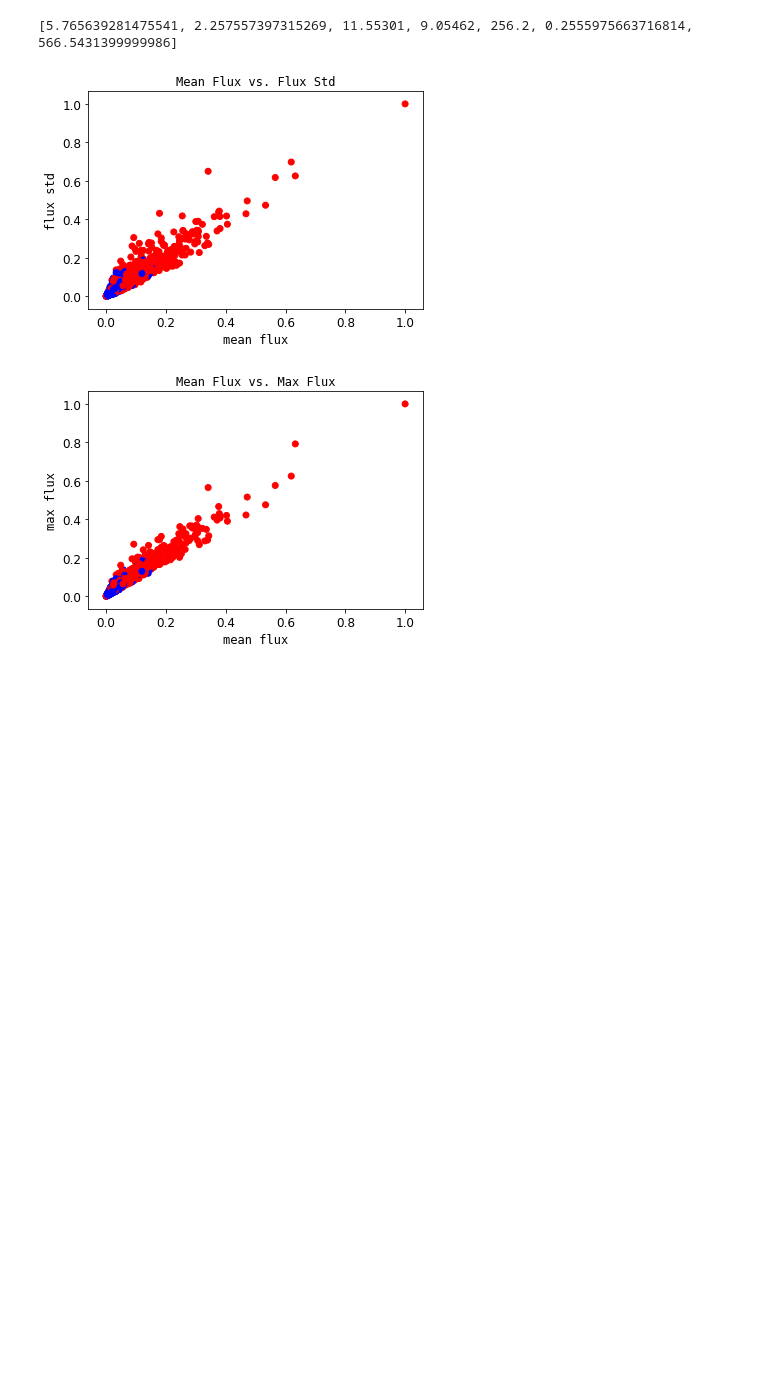
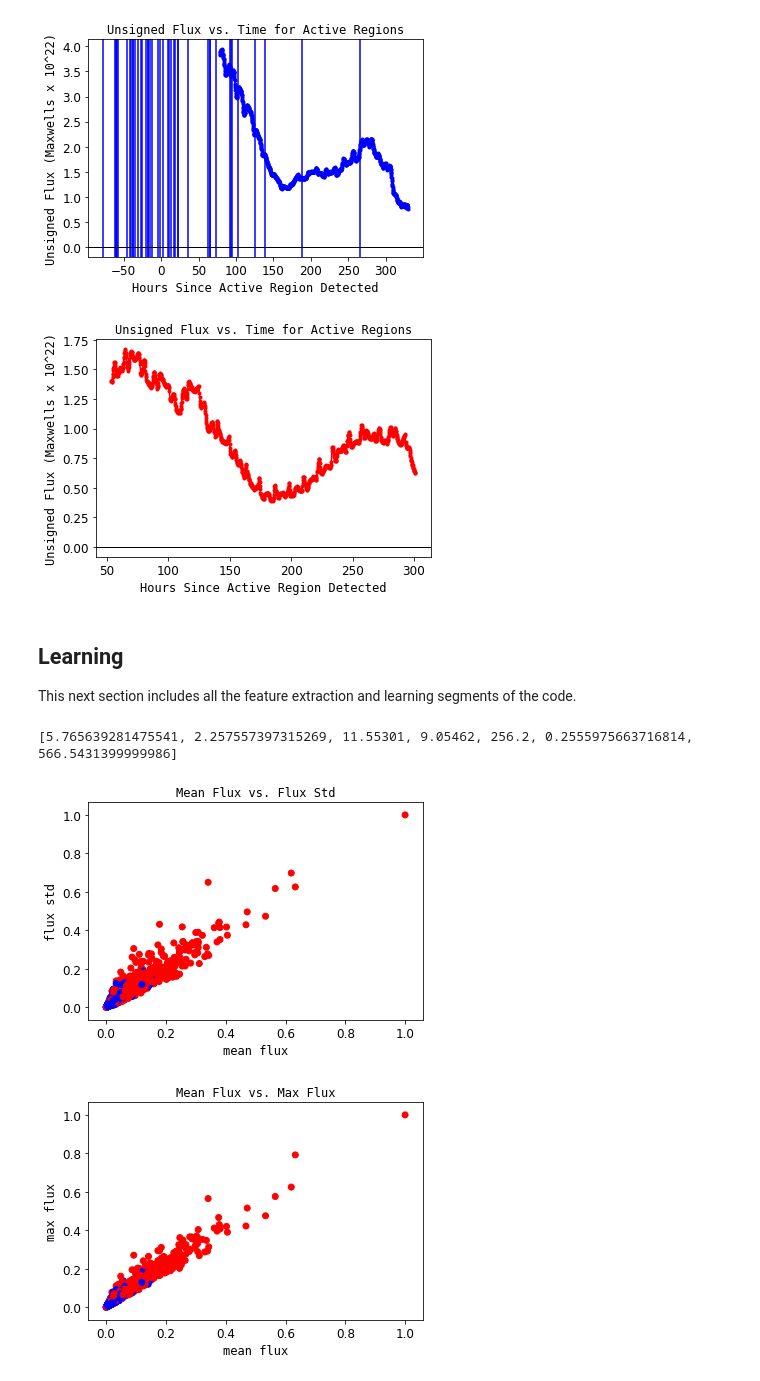
Before and after one commit to lucaspauker/hmi-time-series-analysis, a Jupyter notebook: data_gathering.ipynb, the cells around one changed output. Cells and saved outputs as stored; diff of their text form; code cells hidden in the pictures; blank space fills up the shorter version.

```diff
--- a/data_gathering.ipynb
+++ b/data_gathering.ipynb
@@ -397,3 +369,49 @@ print(number_flared, 'active regions flared out of', len(harp_ids))
+# %%
+def plot_random_graphs(harp_ids, harp_noaa_dict, noaa_flare_set, flare=True,
+                       n=10, color=None, derivative=False, flare_time_dict=None):
+    '''This method plots n random unsigned flux vs. time graphs. If flare=True,
+    it will plot graphs of active regions that have flared. Else, it will plot
+    graphs of active regions that have not flared.
+    '''
+    def plot(harp_id):
+        if derivative:
+            plot_flux_time_derivative_graphs([harp_id], color, flare_time_dict=flare_time_dict)
+        else:
+            plot_flux_time_graphs([harp_id], color, flare_time_dict=flare_time_dict)
+
+    c = drms.Client()
+    count = 0
+    ids = harp_ids.copy()
+    random.shuffle(ids)
+    for harp_id in ids:
+        if flare:
+            if has_flared(harp_id, harp_noaa_dict, noaa_flare_set):
+                count += 1
+                plot(harp_id)
+                if count >= n: break
+        else:
+            if not has_flared(harp_id, harp_noaa_dict, noaa_flare_set):
+                count += 1
+                plot(harp_id)
+                if count >= n: break
+# %%
+# plot_flux_time_graphs(harp_ids[:5])
+# plot_flux_time_derivative_graphs(harp_ids[:5])
+
+num_graphs = 1
+plot_random_graphs(harp_ids, harp_noaa_dict, noaa_flare_set, n=num_graphs,
+                   color='b', derivative=False,
+                   flare_time_dict=flare_time_dict)
+plot_random_graphs(harp_ids, harp_noaa_dict, noaa_flare_set, False, n=num_graphs,
+                   color='r', derivative=False,
+                   flare_time_dict=flare_time_dict)
+# %% [output]
+[figure, added]
+[figure, added]
+# %% [markdown]
+## Learning
+
+This next section includes all the feature extraction and learning segments of the code.
 # %%
 def mean_flux(flux_data):
     return np.mean(flux_data)
```
Also changed, not shown: parts of 47 cells of this notebook.
